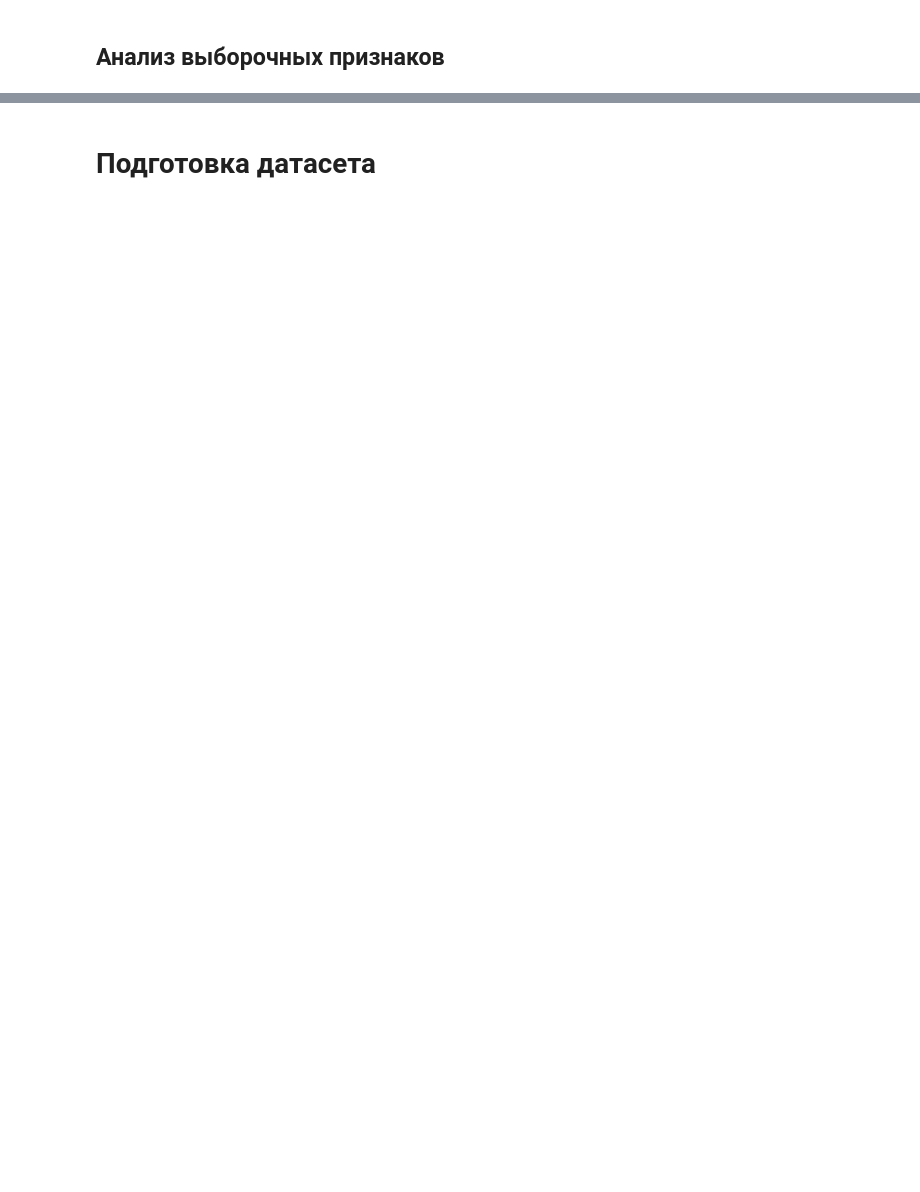
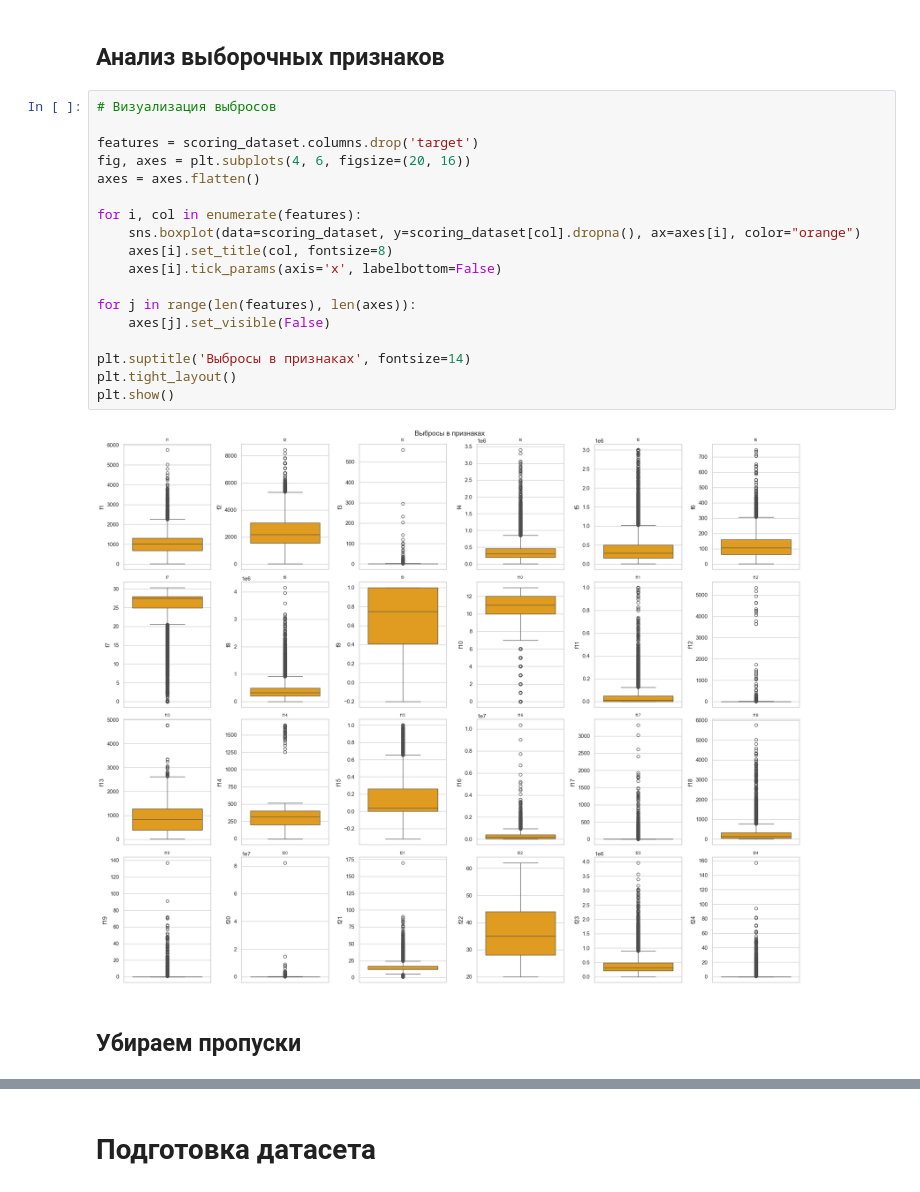
Before and after one commit to latstanislav/fortebank_ml_tastks, a Jupyter notebook: notebooks/EDA scoring_model.ipynb, the cells around one changed output, grey strips where cells are left out. Cells and saved outputs as stored; diff of their text form; blank space fills up the shorter version.

```diff
--- a/notebooks/EDA scoring_model.ipynb
+++ b/notebooks/EDA scoring_model.ipynb
@@ -109,2 +115,24 @@ print(target, scoring_dataset.shape[0])
 # %% [markdown]
 ## Анализ выборочных признаков
+# %%
+# Визуализация выбросов
+
+features = scoring_dataset.columns.drop('target')
+fig, axes = plt.subplots(4, 6, figsize=(20, 16))
+axes = axes.flatten()
+
+for i, col in enumerate(features):
+    sns.boxplot(data=scoring_dataset, y=scoring_dataset[col].dropna(), ax=axes[i], color="orange")
+    axes[i].set_title(col, fontsize=8)
+    axes[i].tick_params(axis='x', labelbottom=False)
+
+for j in range(len(features), len(axes)):
+    axes[j].set_visible(False)
+
+plt.suptitle('Выбросы в признаках', fontsize=14)
+plt.tight_layout()
+plt.show()
+# %% [output]
+[figure, added]
+# %% [markdown]
+## Убираем пропуски
```
Also changed, not shown: parts of 19 cells of this notebook, 9 other files.
